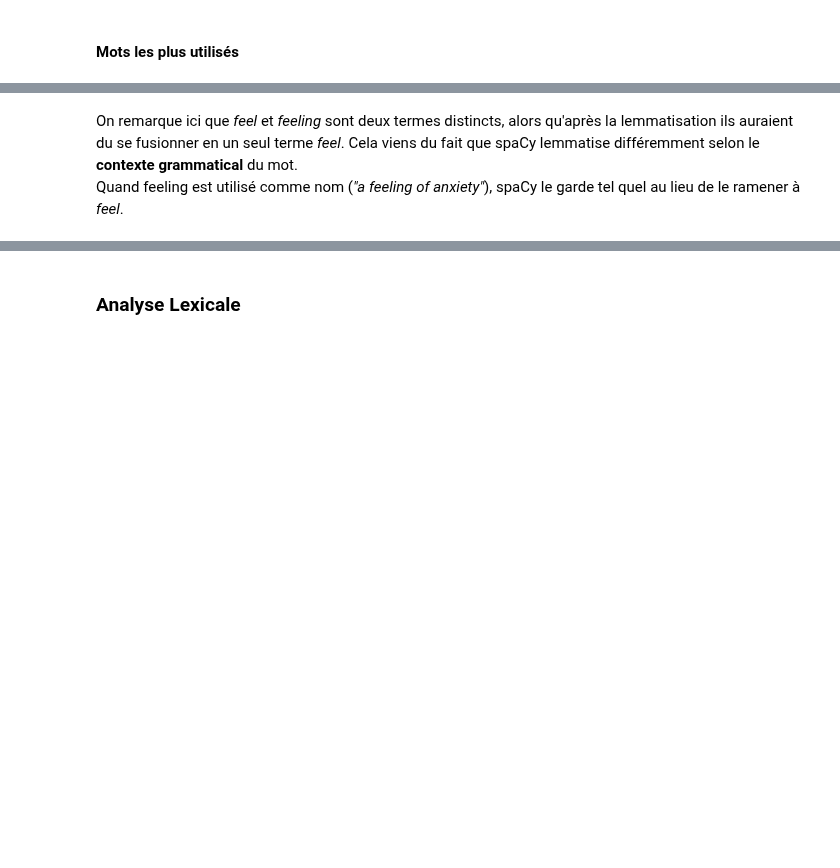
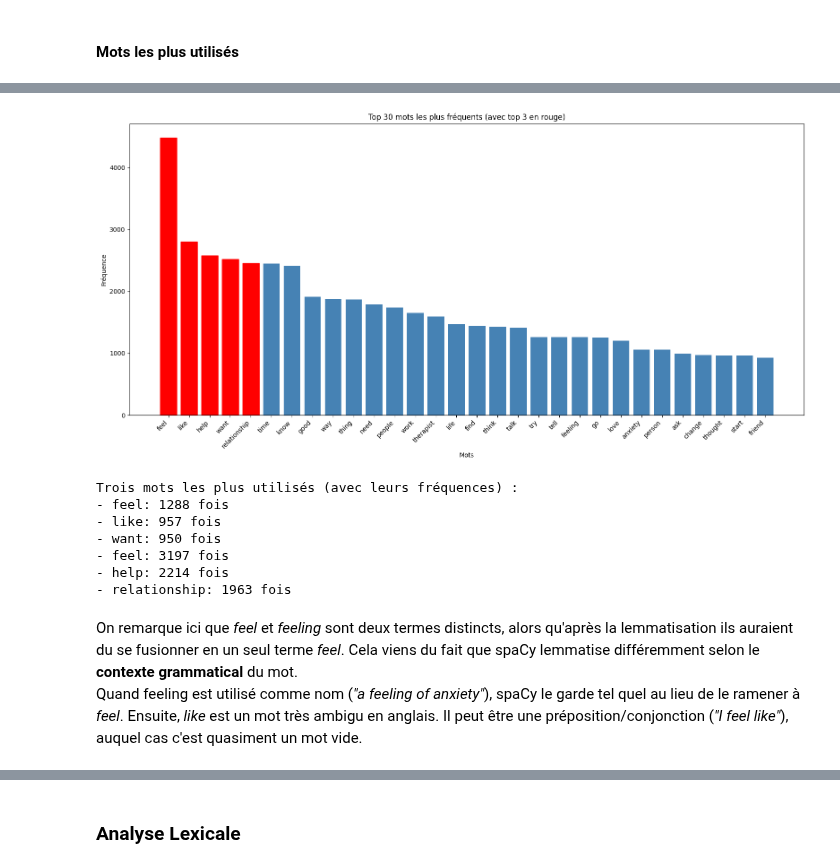
Before and after one commit to cypnet/Analyse-de-conversations-sur-la-sant-mentale-, a Jupyter notebook: LOGAN/ETAPE1-Exploration_jeu_de_donnees.ipynb, the cells around one changed output, grey strips where cells are left out. Saved outputs shown, nothing was run; the diff lists cells and outputs as text; code cells hidden in the pictures; blank space fills up the shorter version.

```diff
--- a/LOGAN/ETAPE1-Exploration_jeu_de_donnees.ipynb
+++ b/LOGAN/ETAPE1-Exploration_jeu_de_donnees.ipynb
@@ -392,3 +459,32 @@ Trois mots les plus utilisés (avec leurs fréquences) :
+# %%
+plt.figure(figsize=(16, 8))
+bars = plt.bar(top_words, top_counts, color=['red' if w in top3_tokens else 'steelblue' for w in top_words])
+
+for i, (word, count) in enumerate(most_common):
+    if word in top3_tokens:
+        bars[i].set_color('red')
+
+plt.xticks(rotation=45, ha='right')
+plt.xlabel('Mots')
+plt.ylabel('Fréquence')
+plt.title('Top 30 mots les plus fréquents (avec top 3 en rouge)')
+plt.tight_layout()
+plt.show()
+
+# Afficher les 3 mots les plus utilisés en gros
+print('Trois mots les plus utilisés (avec leurs fréquences) :')
+for token, freq in top3:
+    print(f'- {token}: {freq} fois')
+# %% [output]
+[figure, added]
+Trois mots les plus utilisés (avec leurs fréquences) :
+- feel: 1288 fois
+- like: 957 fois
+- want: 950 fois
+- feel: 3197 fois
+- help: 2214 fois
+- relationship: 1963 fois
 # %% [markdown]
 <p>On remarque ici que <i>feel</i> et <i>feeling</i> sont deux termes distincts, alors qu'après la lemmatisation ils auraient du se fusionner en un seul terme <i>feel</i>. Cela viens du fait que spaCy lemmatise différemment selon le <b>contexte grammatical</b> du mot. <br>
-Quand feeling est utilisé comme nom (<i>"a feeling of anxiety"</i>), spaCy le garde tel quel au lieu de le ramener à <i>feel</i>.</p>
+Quand feeling est utilisé comme nom (<i>"a feeling of anxiety"</i>), spaCy le garde tel quel au lieu de le ramener à <i>feel</i>.
+Ensuite, <i>like</i> est un mot très ambigu en anglais. Il peut être une préposition/conjonction (<i>"I feel like"</i>), auquel cas c'est quasiment un mot vide. <br></p>
```
Also changed, not shown: parts of 14 cells of this notebook.
